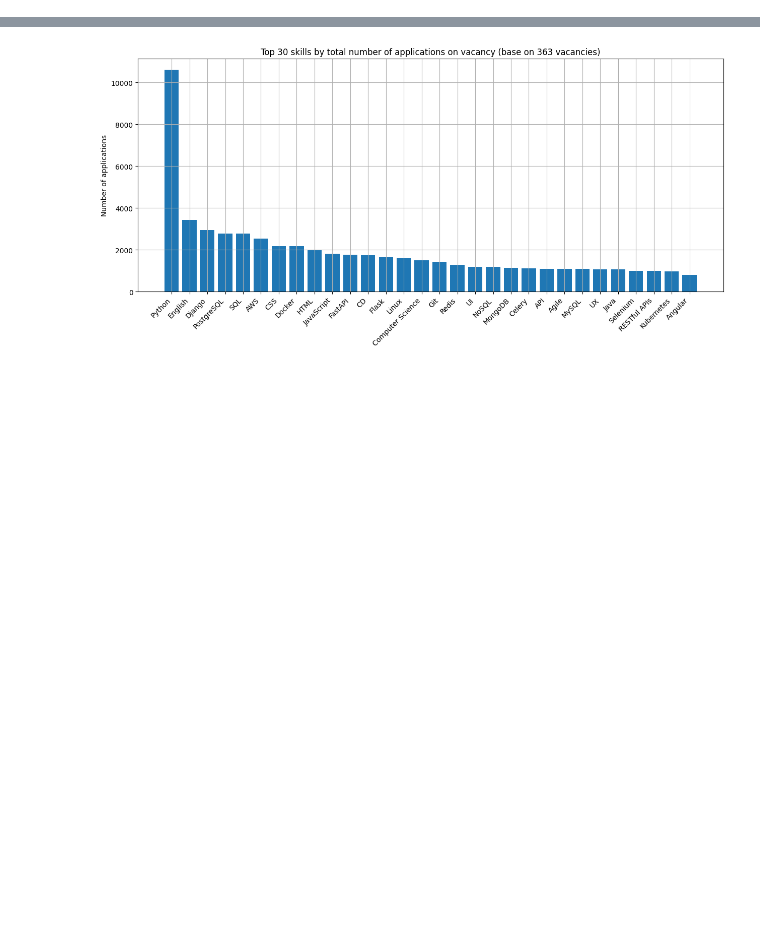
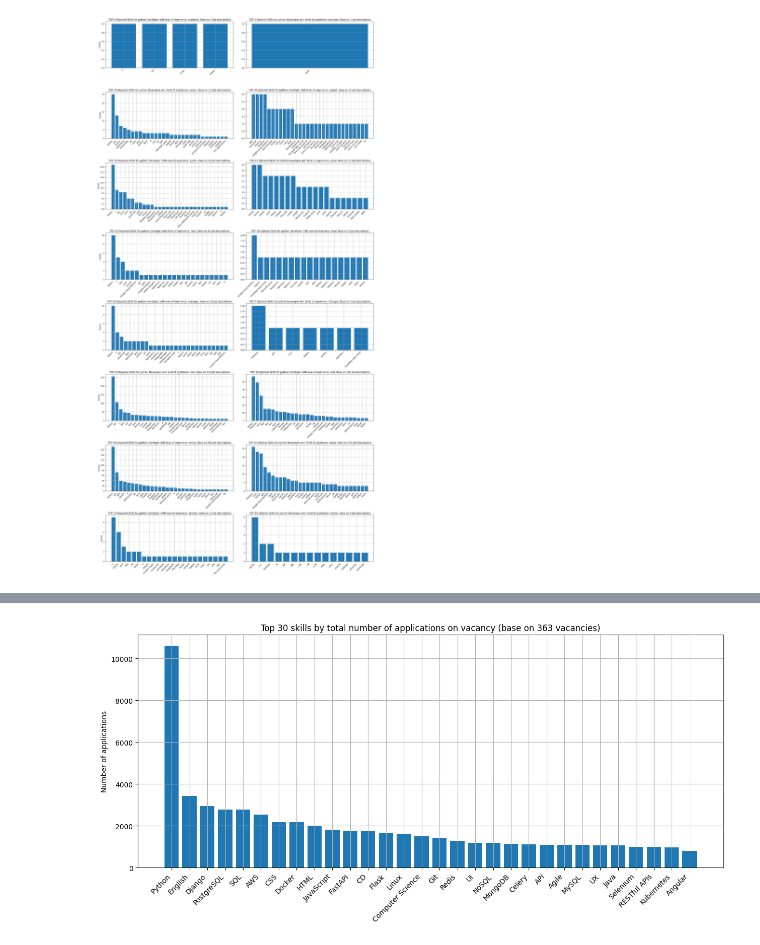
Before and after one commit to danieladdisonorg/Jobsite-Scraper-and-Analyzer, a Jupyter notebook: analyzing/analyze_djinni.ipynb, the cells around one changed output, grey strips where cells are left out. Cells and saved outputs as stored; diff of their text form; code cells hidden in the pictures; blank space fills up the shorter version.

```diff
--- a/analyzing/analyze_djinni.ipynb
+++ b/analyzing/analyze_djinni.ipynb
@@ -184,3 +213,72 @@ optional_skills_df.head(), required_skills_df.head()
+# %%
+# show required and optional skills base on level of expirience
+
+df_exp = df.merge(level_of_exp, right_index=True, left_index=True)
+
+fig, axes = plt.subplots(len(level_of_exp.columns), 2, figsize=(20, len(level_of_exp.columns) * 5))
+
+for i, exp_level in enumerate(level_of_exp.columns):
+
+    exp_level_df = df_exp[df_exp[exp_level] == 1]
+
+    exp_required_skills = pd.Series(exp_level_df["required_skills"].sum())
+    exp_optional_skills = pd.Series(exp_level_df["optional_skills"].dropna().sum())
+
+    exp_required_skills_count = exp_required_skills.value_counts()
+    exp_optional_skills_count = exp_optional_skills.value_counts()
+
+    exp_required_skills_dict = removing_duplicates(exp_required_skills_count)
+    exp_optional_skills_dict = removing_duplicates(exp_optional_skills_count)
+
+    exp_required_skills_df = pd.DataFrame(
+        {
+            "skills": list(exp_required_skills_dict.keys()),
+            "count": list(exp_required_skills_dict.values())
+        }
+    )
+    exp_optional_skills_df = pd.DataFrame(
+        {
+            "skills": list(exp_optional_skills_dict.keys()),
+            "count": list(exp_optional_skills_dict.values())
+        }
+    )
+    exp_required_skills_df  = exp_required_skills_df.sort_values(by="count", ascending=False)
+    exp_optional_skills_df  = exp_optional_skills_df.sort_values(by="count", ascending=False)
+
+    exp_requried_top_skills = exp_required_skills_df.iloc[:30]
+    exp_optional_top_skills = exp_optional_skills_df.iloc[:30]
+
+    # get required and optional diagram
+    re_axe = axes[i, 0]
+    op_axe = axes[i, 1]
+
+    # show top required skills base on exp_level
+    re_axe.bar(exp_requried_top_skills["skills"], exp_requried_top_skills["count"])
+
+    re_axe.set_title((
+        f"TOP {len(exp_requried_top_skills)} Required Skills for {POSITION} Developer"
+        f" with level of expirience: {exp_level}. Base on {exp_level_df.shape[0]} job descriptions"
+    ))
+    re_axe.set_xticks(range(len(exp_requried_top_skills["skills"])))
+    re_axe.set_xticklabels(exp_requried_top_skills["skills"], rotation=45, ha="right")
+    re_axe.set_ylabel("Counts")
+    re_axe.grid(True)
+
+    # show top optional skills base on exp_level
+    op_axe.bar(exp_optional_top_skills["skills"], exp_optional_top_skills["count"])
+
+    op_axe.set_title((
+        f"TOP {len(exp_optional_top_skills)} Optional Skills for {POSITION} Developer"
+        f" with level of expirience: {exp_level}. Base on {len(exp_level_df['optional_skills'].dropna())} job descriptions"
+    ))
+    op_axe.set_xticks(range(len(exp_optional_top_skills["skills"])))
+    op_axe.set_xticklabels(exp_optional_top_skills["skills"], rotation=45, ha="right")
+    op_axe.grid(True)
+
+plt.tight_layout()
+plt.show()
+# %% [output]
+[figure, added]
 # %%
 from config import POSITION
 
```
Also changed, not shown: parts of 18 cells of this notebook.
